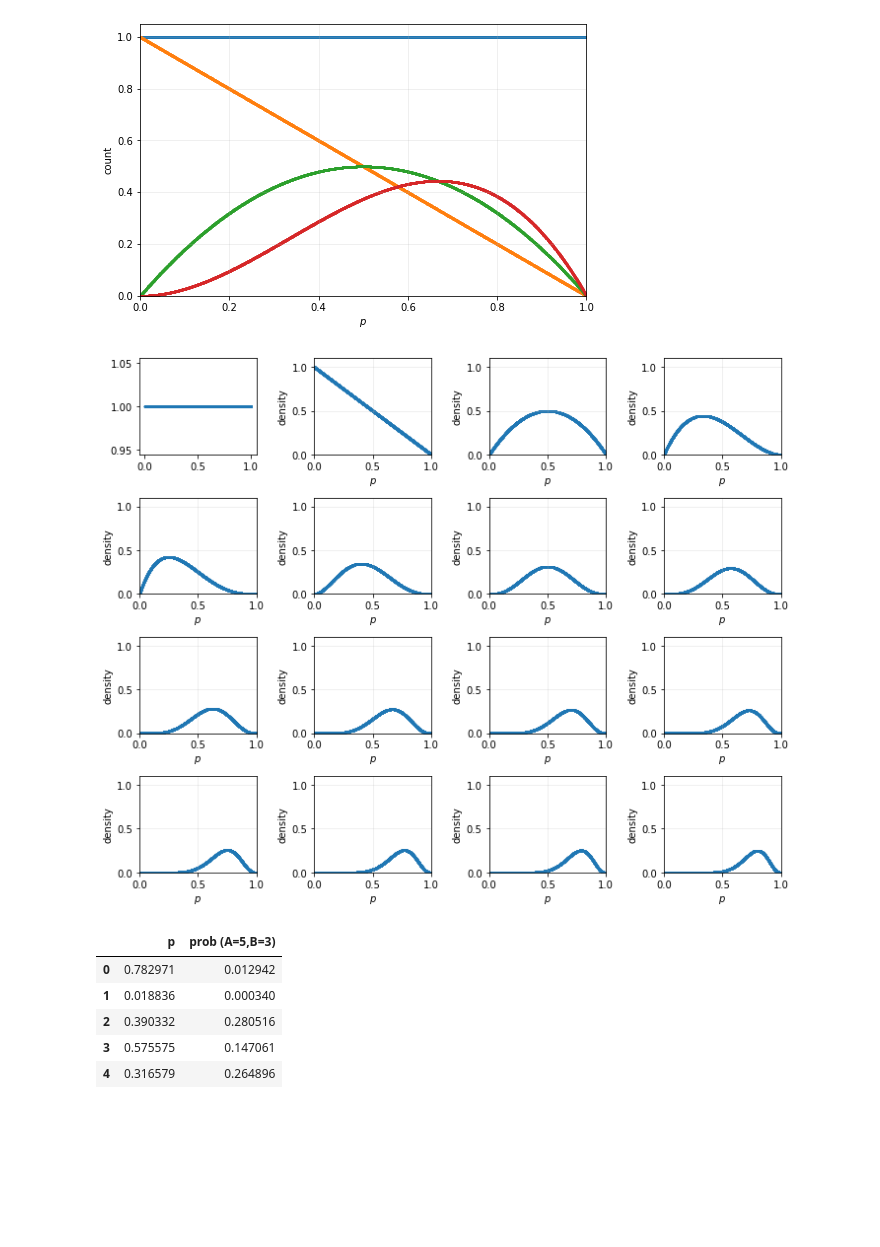
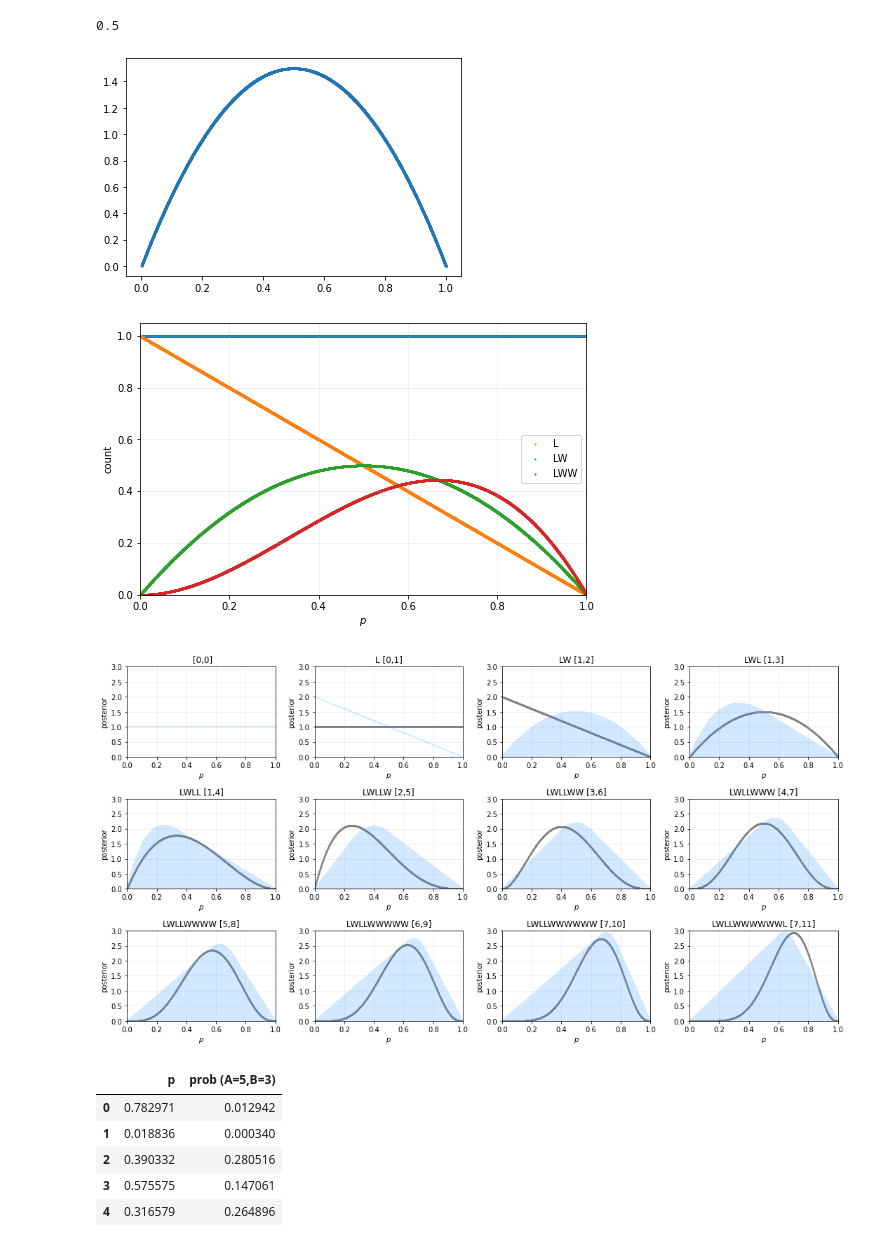
Before and after one commit to jsdiazpo/Bayesian-Digressions, a Jupyter notebook: Water-Land example.ipynb, the cells around one changed output. Drawn from its saved outputs; the diff is of its cells as text; code cells hidden in the pictures; blank space fills up the shorter version.

```diff
--- a/Water-Land example.ipynb
+++ b/Water-Land example.ipynb
@@ -28,39 +41,67 @@ ax.grid(lw=1, alpha=0.2, zorder=0);
+# %%
+beta(1, 2)
+# %% [output]
+0.5
 # %%
 def likelihood(W, L, p):
     return np.math.factorial(W+L) / (np.math.factorial(W) * np.math.factorial(L)) * p**W * (1-p)**L
 
 def likelihood_water(W, N, p):
     return np.math.factorial(N) / (np.math.factorial(W) * np.math.factorial(N-W)) * p**W * (1-p)**(N-W)
+
+def posterior_water(W, N, p):
+    post = prob_prior * likelihood_water(W=W, N=N, p=p) / (np.math.factorial(N) / (np.math.factorial(W) * np.math.factorial(N-W)) * beta(W+1, N-W+1))
+    # if N > 0:
+    #     L = N - W
+    #     for i in range(1, W+1):
+    #         print(i)
+    #         post = post * likelihood_water(W=i, N=i, p=p)
+    #     for i in range(1, L+1):
+    #         print(f'[{i}]')
+    #         post = post * likelihood_water(W=0, N=W+i, p=p)
+    # post = post / np.sum(post)
+    return post
+# %%
+plt.scatter(p, posterior_water(W=1, N=2, p=p), s=1);
+# %% [output]
+[figure, added]
 # %%
 fig, ax = plt.subplots(figsize=(8, 5))
 xmin, xmax = 0, 1
-ax.scatter(p, likelihood(W=0, L=0, p=p), s=1)# color='dodgerblue', alpha=.7, histtype='stepfilled', ec='k')
-ax.scatter(p, likelihood(W=0, L=1, p=p), s=1)# color='dodgerblue', alpha=.7, histtype='stepfilled', ec='k')
-ax.scatter(p, likelihood(W=1, L=1, p=p), s=1)# color='dodgerblue', alpha=.7, histtype='stepfilled', ec='k')
-ax.scatter(p, likelihood(W=2, L=1, p=p), s=1)# color='dodgerblue', alpha=.7, histtype='stepfilled', ec='k')
+ax.scatter(p, likelihood(W=0, L=0, p=p), s=1, label='')# color='dodgerblue', alpha=.7, histtype='stepfilled', ec='k')
+ax.scatter(p, likelihood(W=0, L=1, p=p), s=1, label='L')# color='dodgerblue', alpha=.7, histtype='stepfilled', ec='k')
+ax.scatter(p, likelihood(W=1, L=1, p=p), s=1, label='LW')# color='dodgerblue', alpha=.7, histtype='stepfilled', ec='k')
+ax.scatter(p, likelihood(W=2, L=1, p=p), s=1, label='LWW')# color='dodgerblue', alpha=.7, histtype='stepfilled', ec='k')
 ymin, ymax = 0, ax.axis()[3]
 ax.set(xlabel='$p$', ylabel='count', xlim=[xmin,xmax], ylim=[ymin,ymax])
 ax.grid(lw=1, alpha=0.2, zorder=0);
-# ax.legend();
+ax.legend();
 # %% [output]
-[figure, old version]
+[figure, new version]
 # %%
-fig, axs = plt.subplots(figsize=(10, 8), ncols=4, nrows=4)
-seq = ['L', 'W', 'L', 'L', 'W', 'W', 'W', 'W', 'W', 'W', 'W', 'W', 'W', 'W', 'W']
+fig, axs = plt.subplots(figsize=(15, 8), ncols=4, nrows=3)
+seq = ['L', 'W', 'L', 'L', 'W', 'W', 'W', 'W', 'W', 'W', 'L']
 xmin, xmax = 0, 1
 cnt_all, cnt_water = 0, 0
-axs[0,0].scatter(p, likelihood_water(W=cnt_water, N=cnt_all, p=p), s=1)
-for sample, ax in zip(seq, axs.flat[1:]):
-    if sample == 'W':
-        cnt_water += 1
-    cnt_all += 1
-    ax.scatter(p, likelihood_water(W=cnt_water, N=cnt_all, p=p), s=1)
-    ymin, ymax = 0, 1.1#ax.axis()[3]
-    ax.set(xlabel='$p$', ylabel='density', xlim=[xmin,xmax], ylim=[ymin,ymax])
-    ax.grid(lw=1, alpha=0.2, zorder=0);
+# axs[0,0].scatter(p, posterior_water(W=cnt_water, N=cnt_all, p=p), s=1)
+sequence = ''
+for idx, ax in enumerate(axs.flat):
+    if idx != 0:
+        sample = seq[idx-1]
+        if sample == 'W':
+            cnt_water += 1
+        cnt_all += 1
+        sequence += sample
+        ax.scatter(p, last_posterior, s=1, c='gray', alpha=0.1)
+    last_posterior = posterior_water(W=cnt_water, N=cnt_all, p=p)
+    ax.plot(p, last_posterior, c='dodgerblue', alpha=0.2)#, s=1)
+    ymin, ymax = 0, 3
+    ax.set(xlabel='$p$', ylabel='posterior', title=f'{sequence} [{cnt_water},{cnt_all}]',
+           xlim=[xmin,xmax], ylim=[ymin,ymax])
+    ax.grid(lw=1, alpha=0.2, zorder=0)
 plt.tight_layout()
 # %% [output]
-[figure, old version]
+[figure, new version]
 # %%
 # prob of (5,3)
 df['L'] = binomial.pmf(3,8,p)
```
Also changed, not shown: parts of 5 cells of this notebook.
